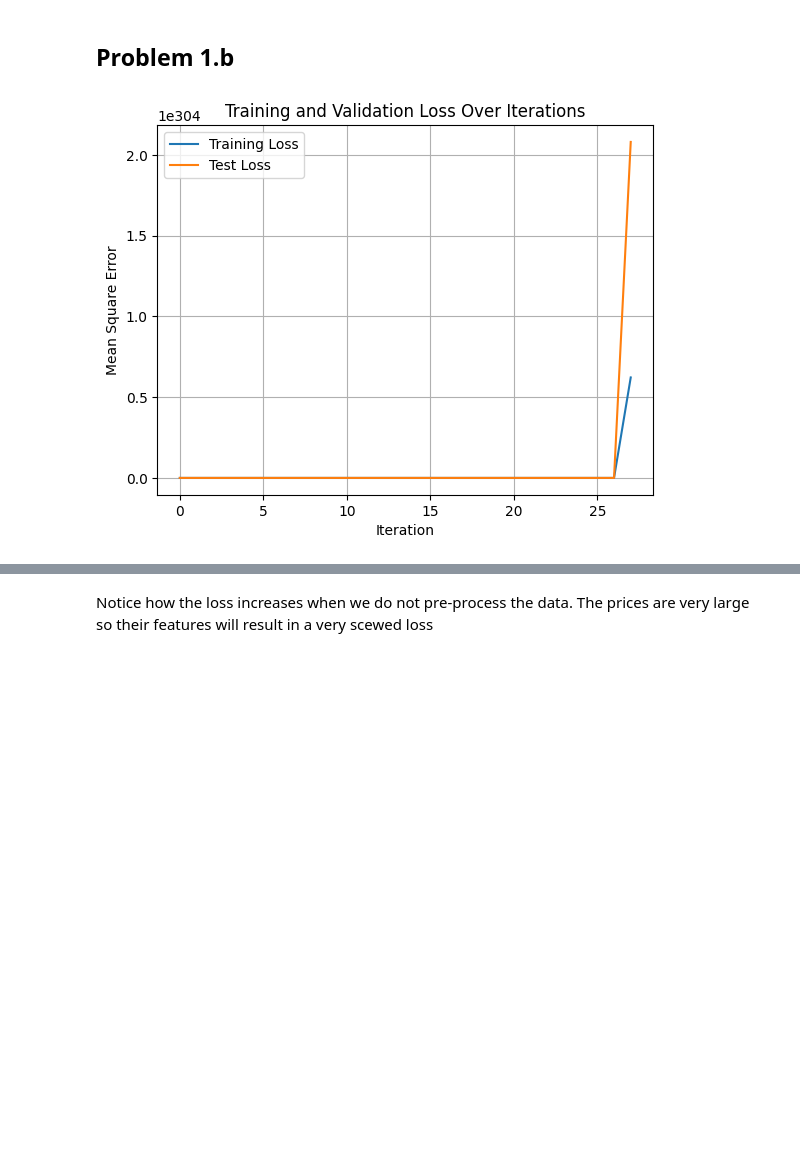
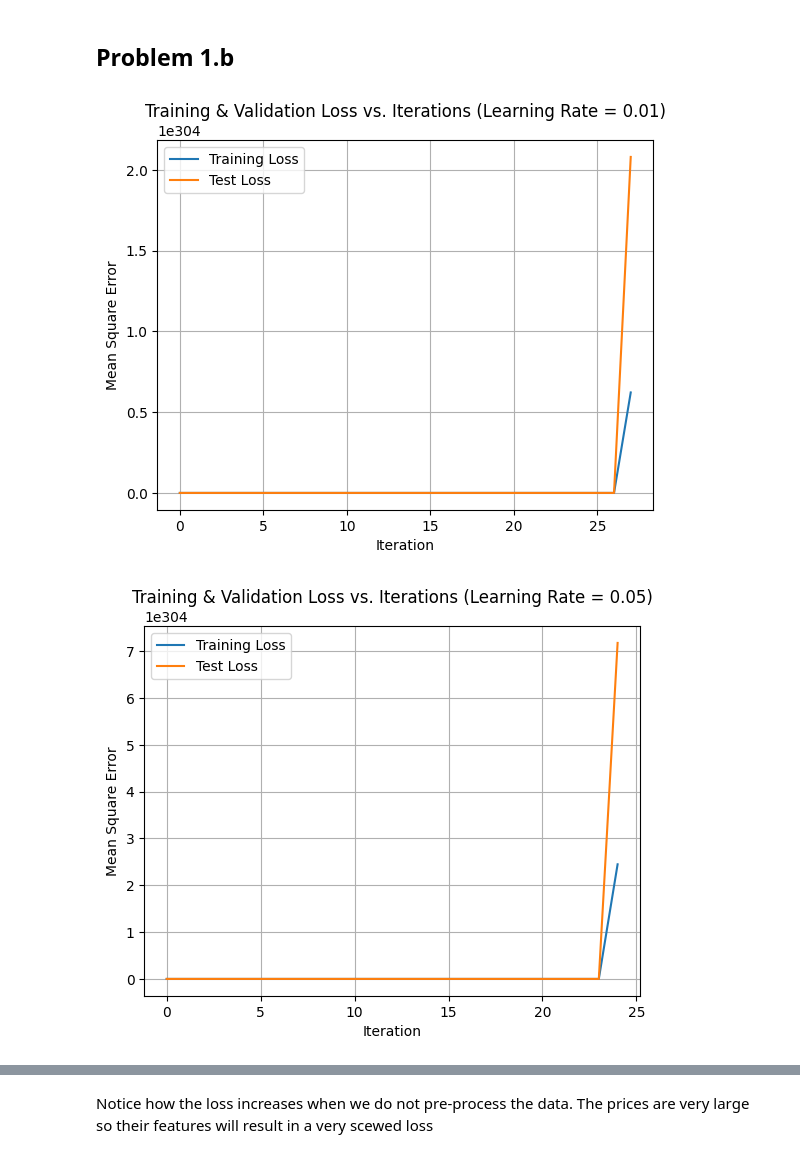
Before and after one commit to hburnt/Machine-Learning, a Jupyter notebook: intro_to_ml/Homework_2/Intro_to_ML_HW2_Problem1.ipynb, the cells around one changed output, grey strips where cells are left out. Cells and saved outputs as stored; diff of their text form; code cells hidden in the pictures; blank space fills up the shorter version.

Commit message:
Added plots for different learning rates

```diff
--- a/intro_to_ml/Homework_2/Intro_to_ML_HW2_Problem1.ipynb
+++ b/intro_to_ml/Homework_2/Intro_to_ML_HW2_Problem1.ipynb
@@ -101,18 +139,54 @@ plt.show()
 # %%
 #Claculating the gradient descent for 12 inputs without any pre-processing
 training_theta = np.zeros((12,1))
 test_theta = np.zeros((12,1))
 
-training_theta, training_loss = gradient_descent(train_input1b, train_output1b, training_theta, learningRate, iterations)
-test_theta, test_loss = gradient_descent(test_input1b, test_output1b, test_theta, learningRate, iterations)
+
+#------------------- For a learning rate of 0.01 ------------------- #
+training_theta, training_loss = gradient_descent(train_input1b, train_output1b, training_theta, learningRate1, iterations)
+test_theta, test_loss = gradient_descent(test_input1b, test_output1b, test_theta, learningRate1, iterations)
 
 plt.grid(True)
 plt.plot(training_loss, label = 'Training Loss')
 plt.plot(test_loss, label = 'Test Loss')
 plt.xlabel("Iteration")
 plt.ylabel("Mean Square Error")
 plt.legend()
-plt.title("Training and Validation Loss Over Iterations")
+plt.title("Training & Validation Loss vs. Iterations (Learning Rate = 0.01)")
 plt.show()
+
+#------------------- For a learning rate of 0.05 ------------------- #
+training_theta = np.zeros((12,1))
+test_theta = np.zeros((12,1))
+
+training_theta, training_loss = gradient_descent(train_input1b, train_output1b, training_theta, learningRate2, iterations)
+test_theta, test_loss = gradient_descent(test_input1b, test_output1b, test_theta, learningRate2, iterations)
+
+
+plt.grid(True)
+plt.plot(training_loss, label = 'Training Loss')
+plt.plot(test_loss, label = 'Test Loss')
+plt.xlabel("Iteration")
+plt.ylabel("Mean Square Error")
+plt.legend()
+plt.title("Training & Validation Loss vs. Iterations (Learning Rate = 0.05)")
+plt.show()
+
+#------------------- For a learning rate of 0.1 ------------------- #
+training_theta = np.zeros((12,1))
+test_theta = np.zeros((12,1))
+
+training_theta, training_loss = gradient_descent(train_input1b, train_output1b, training_theta, learningRate3, iterations)
+test_theta, test_loss = gradient_descent(test_input1b, test_output1b, test_theta, learningRate3, iterations)
+
+plt.grid(True)
+plt.plot(training_loss, label = 'Training Loss')
+plt.plot(test_loss, label = 'Test Loss')
+plt.xlabel("Iteration")
+plt.ylabel("Mean Square Error")
+plt.legend()
+plt.title("Training & Validation Loss vs. Iterations (Learning Rate = 0.1)")
+plt.show()
 # %% [output]
-[figure, old version]
+[figure, new version]
+[figure, added]
```
Also changed, not shown: parts of 3 cells of this notebook.
